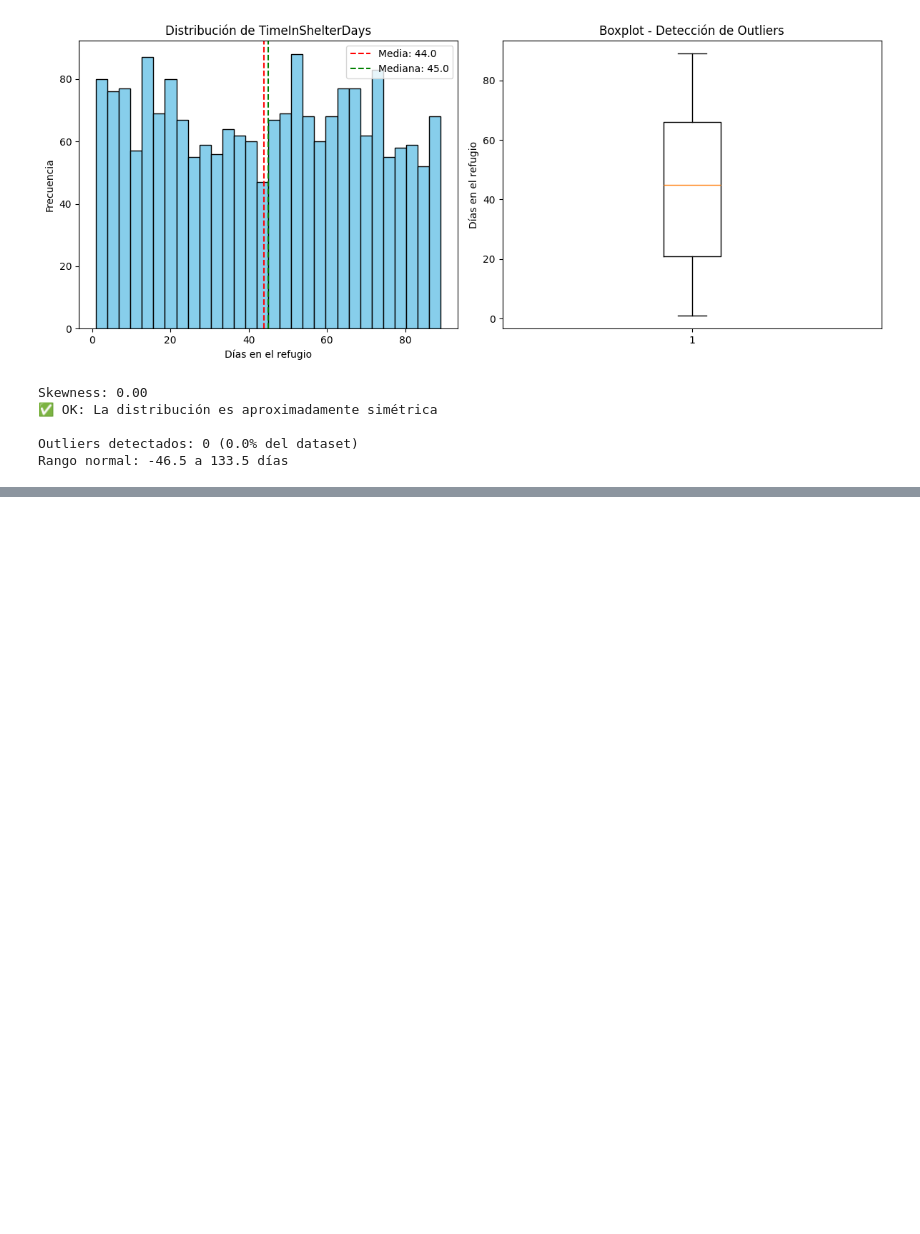
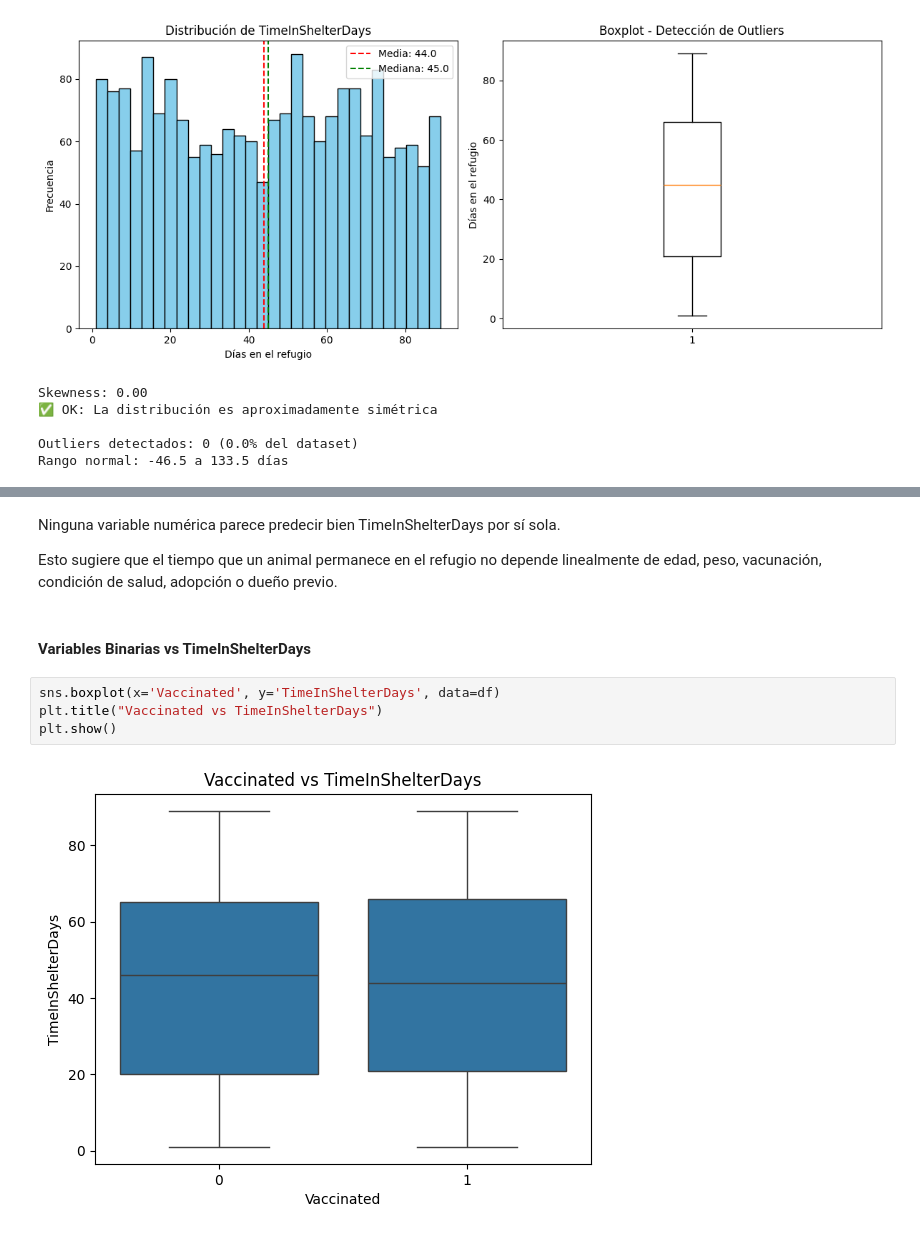
Before and after one commit to Bootcamp-IA-P6/Proyect_V_Regression_Team3, a Jupyter notebook: noteboooks/01_eda.ipynb, the cells around one changed output, grey strips where cells are left out. Cells and saved outputs as stored; diff of their text form; blank space fills up the shorter version.

```diff
--- a/noteboooks/01_eda.ipynb
+++ b/noteboooks/01_eda.ipynb
@@ -408,0 +419,12 @@ Rango normal: -46.5 a 133.5 días
+# %% [markdown]
+Ninguna variable numérica parece predecir bien TimeInShelterDays por sí sola.
+
+Esto sugiere que el tiempo que un animal permanece en el refugio no depende linealmente de edad, peso, vacunación, condición de salud, adopción o dueño previo.
+# %% [markdown]
+#### Variables Binarias vs TimeInShelterDays
+# %%
+sns.boxplot(x='Vaccinated', y='TimeInShelterDays', data=df)
+plt.title("Vaccinated vs TimeInShelterDays")
+plt.show()
+# %% [output]
+[figure, added]
```
Also changed, not shown: parts of 34 cells of this notebook.
